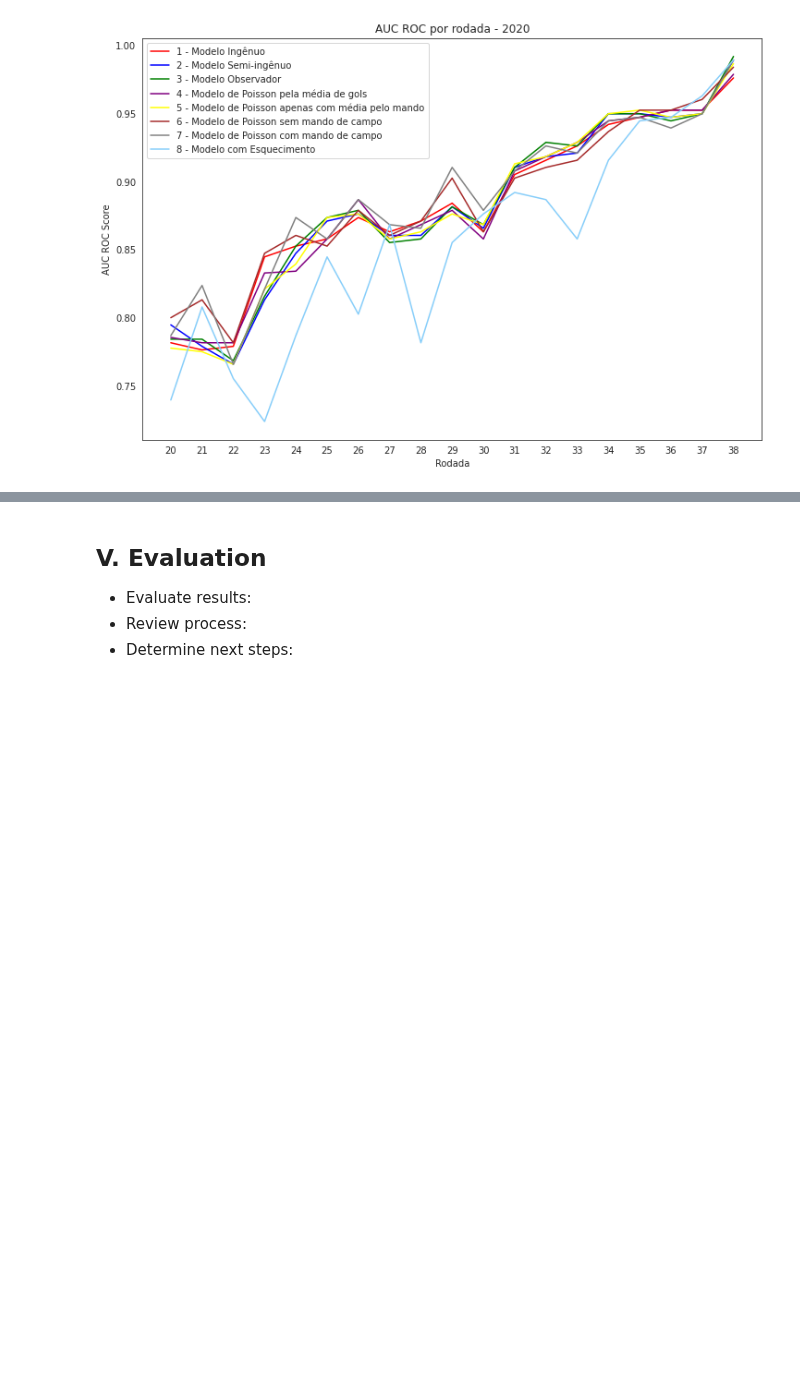
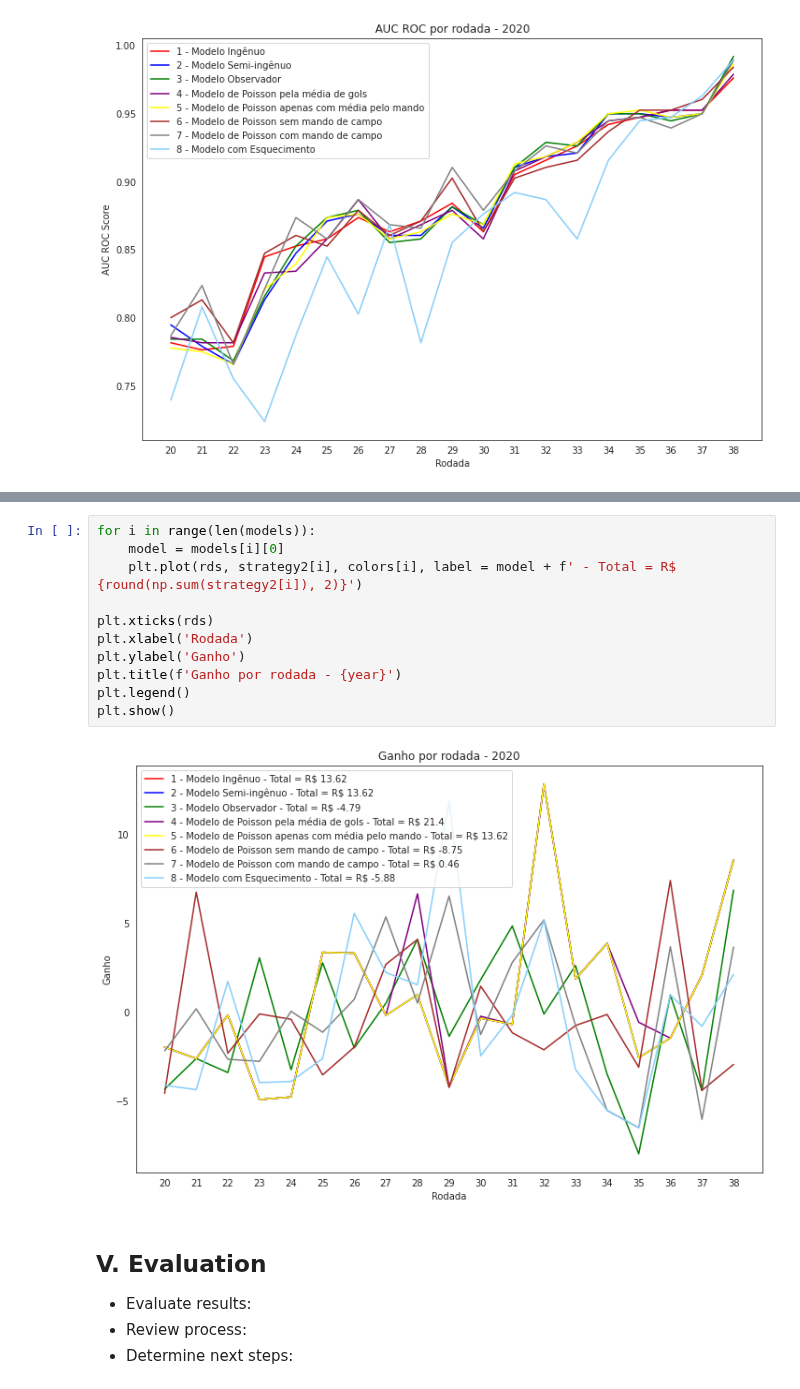
Before and after one commit to HannaRF/web-scraping, a Jupyter notebook: project.ipynb, the cells around one changed output, grey strips where cells are left out. Drawn from its saved outputs; the diff is of its cells as text; blank space fills up the shorter version.

```diff
--- a/project.ipynb
+++ b/project.ipynb
@@ -1550,3 +1534,16 @@ gains2
+# %%
+for i in range(len(models)):
+    model = models[i][0]
+    plt.plot(rds, strategy2[i], colors[i], label = model + f' - Total = R$ {round(np.sum(strategy2[i]), 2)}')
+
+plt.xticks(rds)
+plt.xlabel('Rodada')
+plt.ylabel('Ganho')
+plt.title(f'Ganho por rodada - {year}')
+plt.legend()
+plt.show()
+# %% [output]
+[figure, added]
 # %% [markdown]
 ## V. Evaluation
 
```
Also changed, not shown: parts of 8 cells of this notebook.
